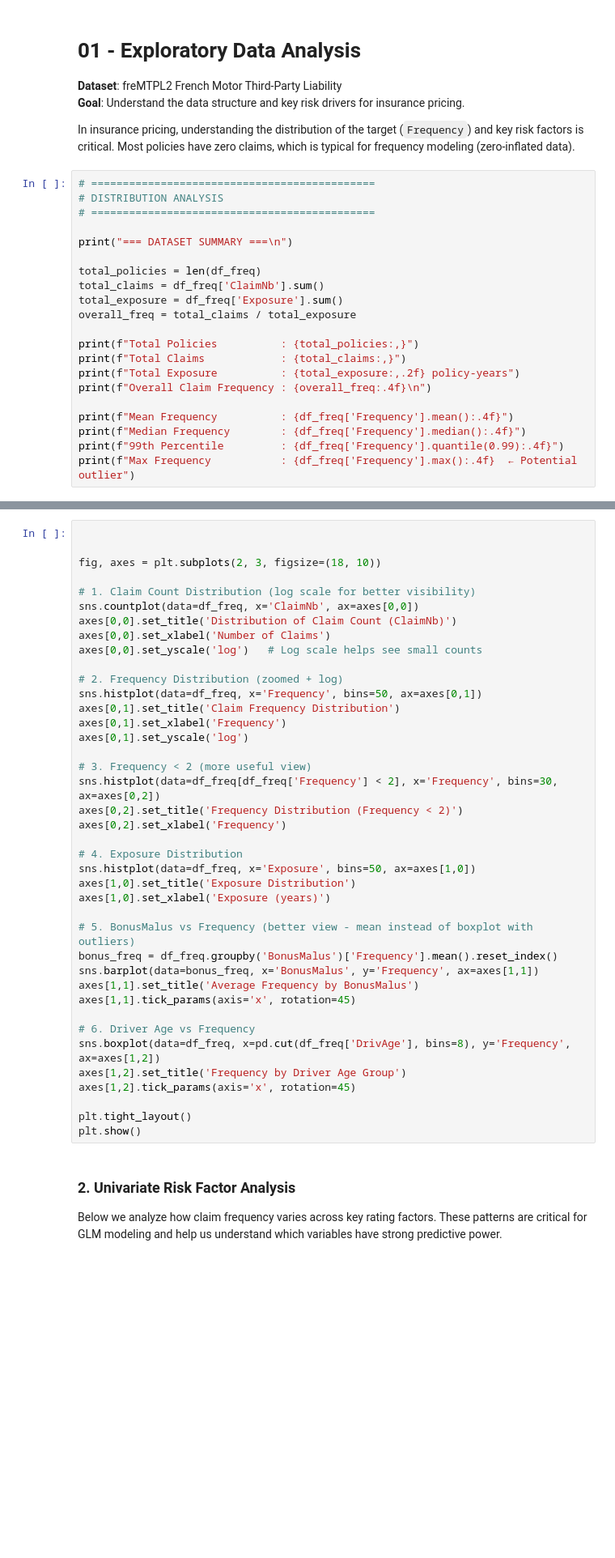
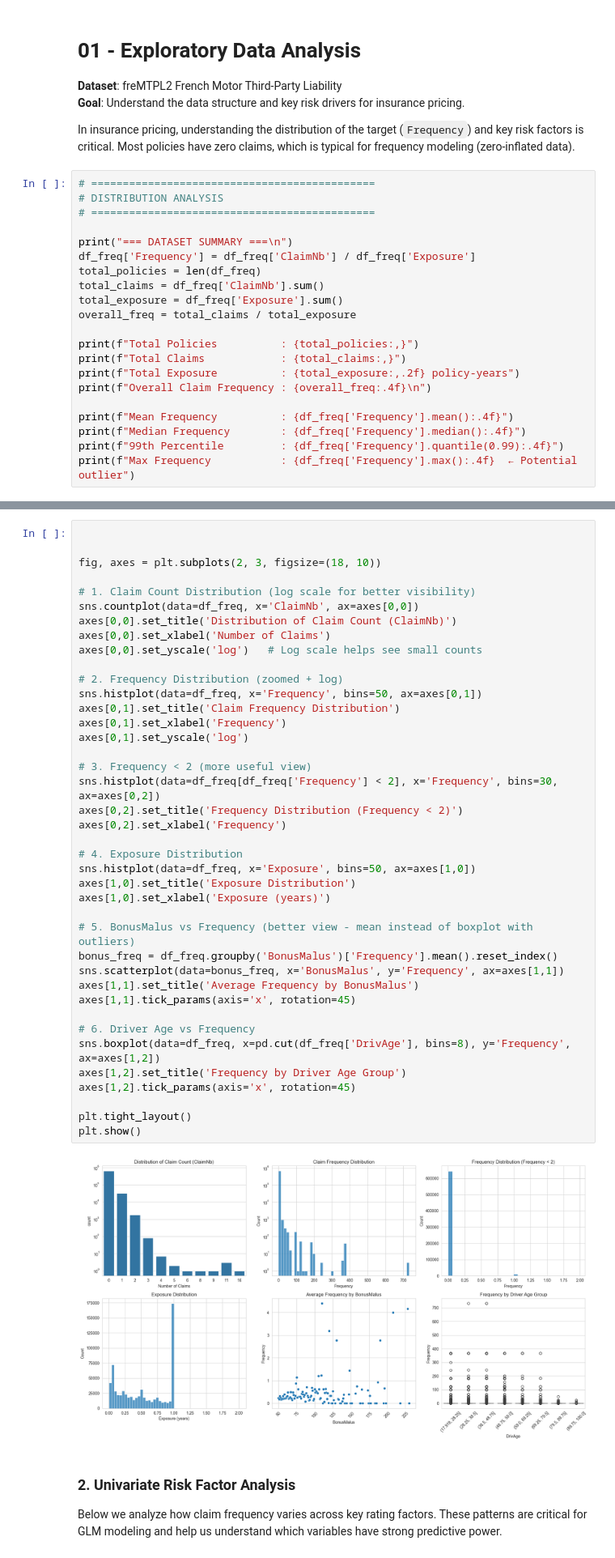
Before and after one commit to ramos-u-diaz/insurance-ai-pricing-engine, a Jupyter notebook: notebooks/01_eda.ipynb, the cells around one changed output, grey strips where cells are left out. Shown at 81% size. Drawn from its saved outputs; the diff is of its cells as text; blank space fills up the shorter version.

```diff
--- a/notebooks/01_eda.ipynb
+++ b/notebooks/01_eda.ipynb
@@ -45,7 +62,7 @@ Most policies have zero claims, which is typical for frequency modeling (zero-in
 # =============================================
 
 print("=== DATASET SUMMARY ===\n")
-
+df_freq['Frequency'] = df_freq['ClaimNb'] / df_freq['Exposure']
 total_policies = len(df_freq)
 total_claims = df_freq['ClaimNb'].sum()
 total_exposure = df_freq['Exposure'].sum()
@@ -72,34 +114,36 @@ axes[0,0].set_xlabel('Number of Claims')
 axes[0,0].set_yscale('log')   # Log scale helps see small counts
 
 # 2. Frequency Distribution (zoomed + log)
 sns.histplot(data=df_freq, x='Frequency', bins=50, ax=axes[0,1])
 axes[0,1].set_title('Claim Frequency Distribution')
 axes[0,1].set_xlabel('Frequency')
 axes[0,1].set_yscale('log')
 
 # 3. Frequency < 2 (more useful view)
 sns.histplot(data=df_freq[df_freq['Frequency'] < 2], x='Frequency', bins=30, ax=axes[0,2])
 axes[0,2].set_title('Frequency Distribution (Frequency < 2)')
 axes[0,2].set_xlabel('Frequency')
 
 # 4. Exposure Distribution
 sns.histplot(data=df_freq, x='Exposure', bins=50, ax=axes[1,0])
 axes[1,0].set_title('Exposure Distribution')
 axes[1,0].set_xlabel('Exposure (years)')
 
 # 5. BonusMalus vs Frequency (better view - mean instead of boxplot with outliers)
 bonus_freq = df_freq.groupby('BonusMalus')['Frequency'].mean().reset_index()
-sns.barplot(data=bonus_freq, x='BonusMalus', y='Frequency', ax=axes[1,1])
+sns.scatterplot(data=bonus_freq, x='BonusMalus', y='Frequency', ax=axes[1,1])
 axes[1,1].set_title('Average Frequency by BonusMalus')
 axes[1,1].tick_params(axis='x', rotation=45)
 
 # 6. Driver Age vs Frequency
 sns.boxplot(data=df_freq, x=pd.cut(df_freq['DrivAge'], bins=8), y='Frequency', ax=axes[1,2])
 axes[1,2].set_title('Frequency by Driver Age Group')
 axes[1,2].tick_params(axis='x', rotation=45)
 
 plt.tight_layout()
 plt.show()
+# %% [output]
+[figure, added]
 # %% [markdown]
 ### 2. Univariate Risk Factor Analysis
 
```
Also changed, not shown: parts of 31 cells of this notebook.
